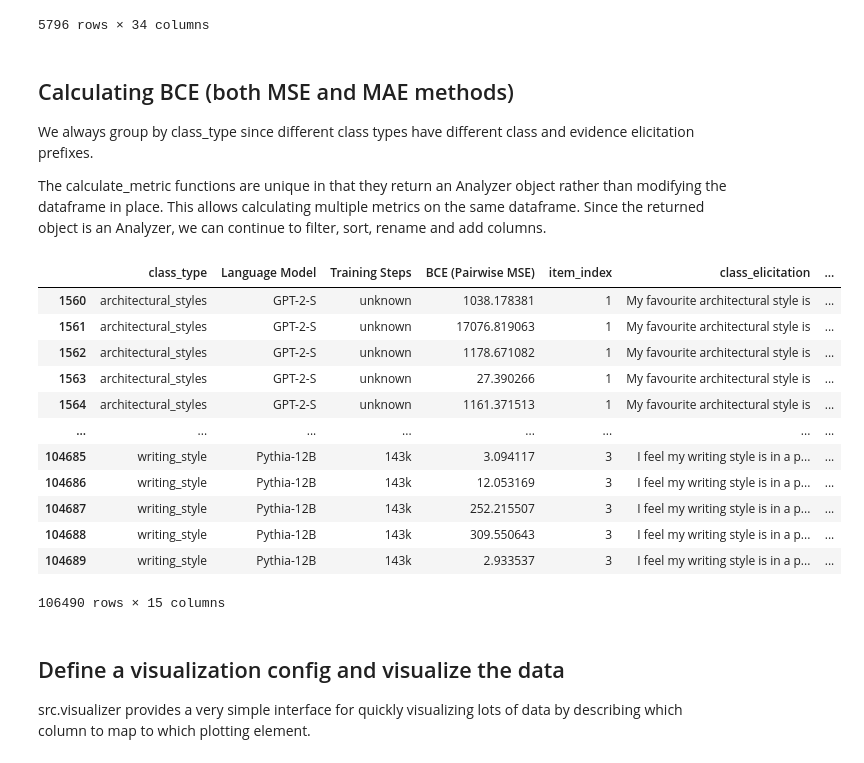
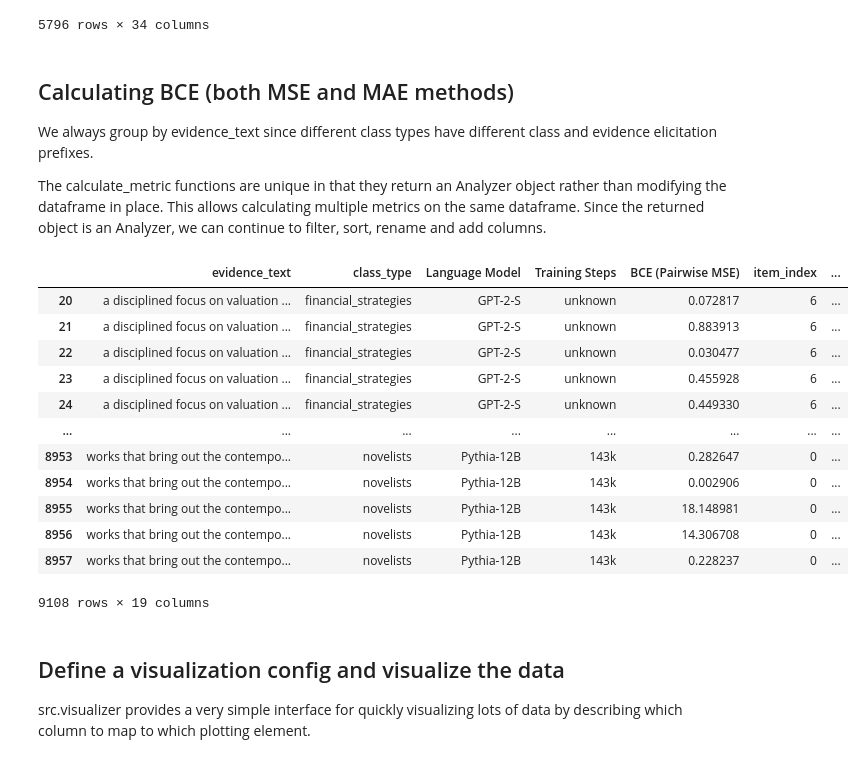
Before and after one commit to sepiatone/bayesian_reasoning, a Jupyter notebook: scripts/scaling_plots.ipynb, the cells around one changed output. Cells and saved outputs as stored; diff of their text form; code cells hidden in the pictures.

```diff
--- a/scripts/scaling_plots.ipynb
+++ b/scripts/scaling_plots.ipynb
@@ -138,14 +138,14 @@ data_analyzer.df
 # %% [markdown]
 ## Calculating BCE (both MSE and MAE methods)
 
-We always group by class_type since different class types have different class and evidence elicitation prefixes.
+We always group by evidence_text since different class types have different class and evidence elicitation prefixes.
 
 The calculate_metric functions are unique in that they return an Analyzer object rather than modifying the dataframe in place. This allows calculating multiple metrics on the same dataframe. Since the returned object is an Analyzer, we can continue to filter, sort, rename and add columns.
 # %%
 bce_mse_analyzer = data_analyzer.calculate_metric(
     metric_name="BCE (Pairwise MSE)",
     metric_func=pairwise_bce_of_group,
-    group_by_cols=["class_type", "Language Model", "Training Steps"],
+    group_by_cols=["evidence_text", "class_type", "Language Model", "Training Steps"],
     log_prior_col="prior_logprob",
     log_likelihood_col="likelihood_logprob",
     log_posterior_col="posterior_logprob",
@@ -156,7 +156,7 @@ bce_mse_analyzer = data_analyzer.calculate_metric(
 bce_mae_analyzer = data_analyzer.calculate_metric(
     metric_name="BCE (Pairwise MAE)",
     metric_func=pairwise_bce_of_group,
-    group_by_cols=["class_type", "Language Model", "Training Steps"],
+    group_by_cols=[ "evidence_text", "class_type", "Language Model", "Training Steps"],
     log_prior_col="prior_logprob",
     log_likelihood_col="likelihood_logprob",
     log_posterior_col="posterior_logprob",
@@ -166,46 +166,46 @@ bce_mae_analyzer = data_analyzer.calculate_metric(
 
 # Set sort order using the *new* names
 for analyzer in [bce_mse_analyzer, bce_mae_analyzer]:
     analyzer.sort(
         {
             "Language Model": [
                 "GPT-2-S",
                 "GPT-2-M",
                 "GPT-2-L",
                 "GPT-2-XL",
                 "Llama3.2-1B",
                 "Llama3.2-3B",
                 "Llama3.1-8B",
                 "Pythia-160M",
                 "Pythia-1B",
                 "Pythia-6.9B",
                 "Pythia-12B",
             ],
             "Training Steps": [
                 "33k",
                 "66k",
                 "99k",
                 "143k",
                 "unknown",
             ],
         }
     )
 
 bce_mse_analyzer.df
 # %% [output]
-|  | class_type | Language Model | Training Steps | BCE (Pairwise MSE) | item_index | class_elicitation | ... |
-| 1560 | architectural_styles | GPT-2-S | unknown | 1038.178381 | 1 | My favourite architectural style is | ... |
-| 1561 | architectural_styles | GPT-2-S | unknown | 17076.819063 | 1 | My favourite architectural style is | ... |
-| 1562 | architectural_styles | GPT-2-S | unknown | 1178.671082 | 1 | My favourite architectural style is | ... |
-| 1563 | architectural_styles | GPT-2-S | unknown | 27.390266 | 1 | My favourite architectural style is | ... |
-| 1564 | architectural_styles | GPT-2-S | unknown | 1161.371513 | 1 | My favourite architectural style is | ... |
+|  | evidence_text | class_type | Language Model | Training Steps | BCE (Pairwise MSE) | item_index | ... |
+| 20 | a disciplined focus on valuation ... | financial_strategies | GPT-2-S | unknown | 0.072817 | 6 | ... |
+| 21 | a disciplined focus on valuation ... | financial_strategies | GPT-2-S | unknown | 0.883913 | 6 | ... |
+| 22 | a disciplined focus on valuation ... | financial_strategies | GPT-2-S | unknown | 0.030477 | 6 | ... |
+| 23 | a disciplined focus on valuation ... | financial_strategies | GPT-2-S | unknown | 0.455928 | 6 | ... |
+| 24 | a disciplined focus on valuation ... | financial_strategies | GPT-2-S | unknown | 0.449330 | 6 | ... |
 | ... | ... | ... | ... | ... | ... | ... | ... |
-| 104685 | writing_style | Pythia-12B | 143k | 3.094117 | 3 | I feel my writing style is in a p... | ... |
-| 104686 | writing_style | Pythia-12B | 143k | 12.053169 | 3 | I feel my writing style is in a p... | ... |
-| 104687 | writing_style | Pythia-12B | 143k | 252.215507 | 3 | I feel my writing style is in a p... | ... |
-| 104688 | writing_style | Pythia-12B | 143k | 309.550643 | 3 | I feel my writing style is in a p... | ... |
-| 104689 | writing_style | Pythia-12B | 143k | 2.933537 | 3 | I feel my writing style is in a p... | ... |
+| 8953 | works that bring out the contempo... | novelists | Pythia-12B | 143k | 0.282647 | 0 | ... |
+| 8954 | works that bring out the contempo... | novelists | Pythia-12B | 143k | 0.002906 | 0 | ... |
+| 8955 | works that bring out the contempo... | novelists | Pythia-12B | 143k | 18.148981 | 0 | ... |
+| 8956 | works that bring out the contempo... | novelists | Pythia-12B | 143k | 14.306708 | 0 | ... |
+| 8957 | works that bring out the contempo... | novelists | Pythia-12B | 143k | 0.228237 | 0 | ... |
-106490 rows × 15 columns
+9108 rows × 19 columns
 # %% [markdown]
 ## Define a visualization config and visualize the data
 
```
Also changed, not shown: parts of 3 cells of this notebook, 13 other files.
